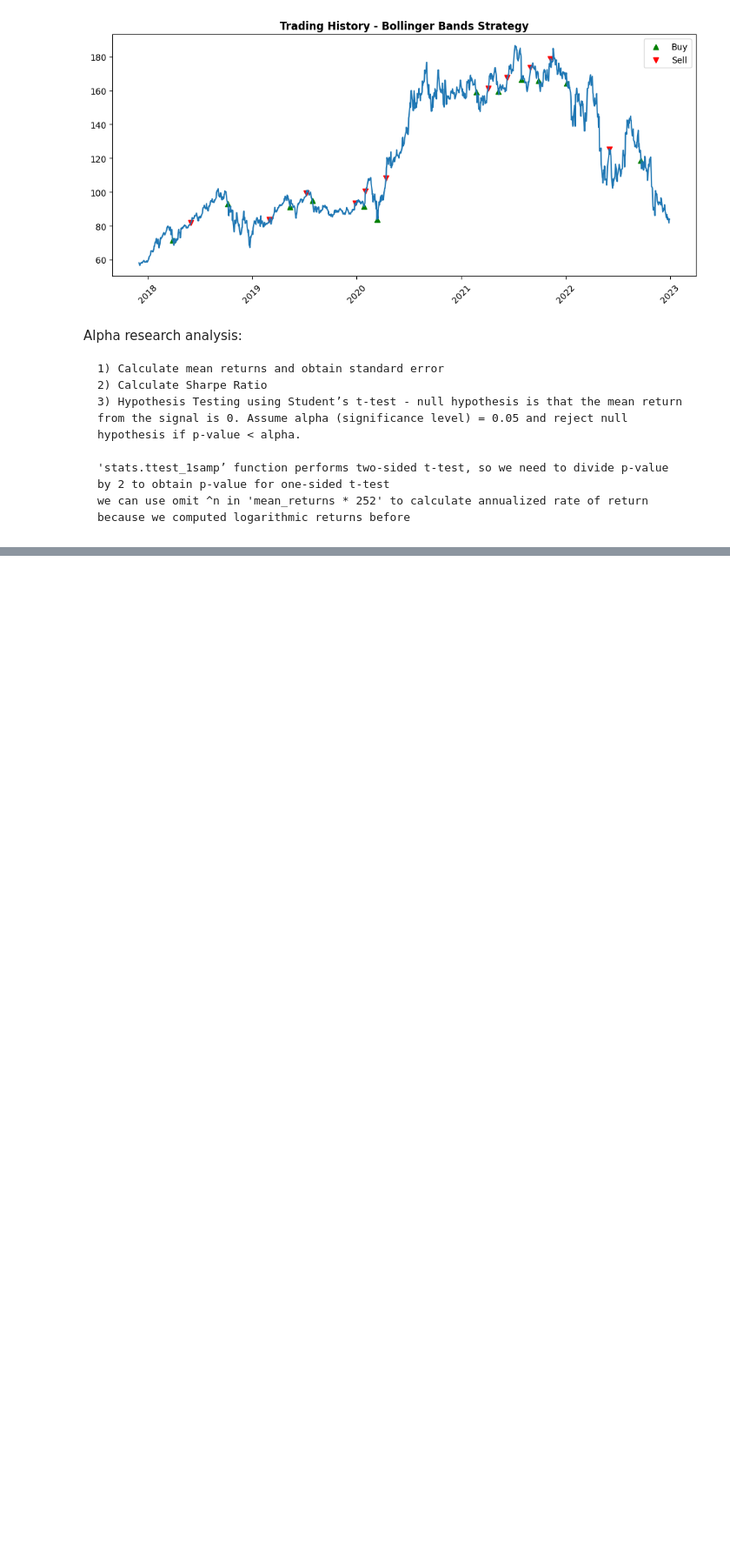
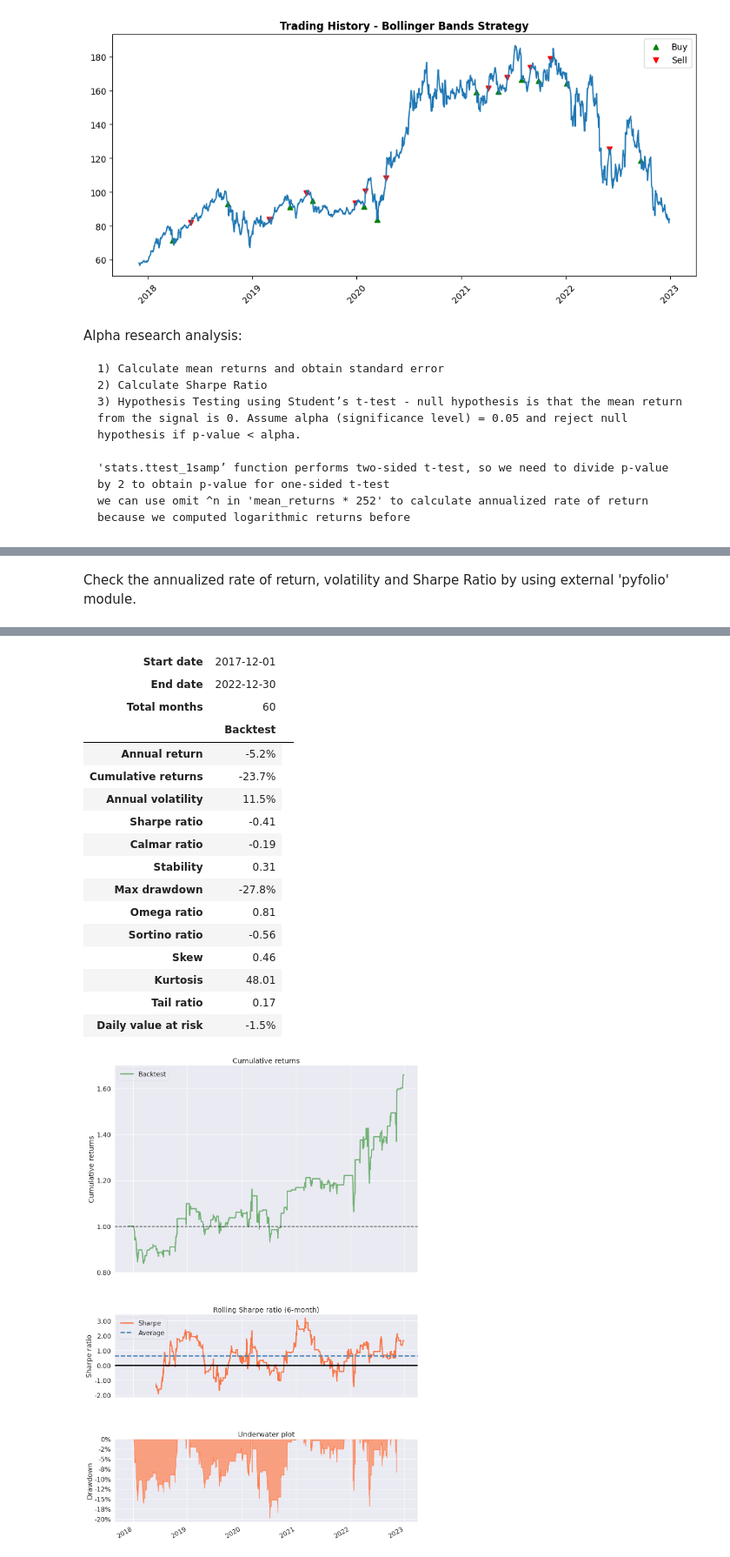
Before and after one commit to pkur3k/Mean-Reversion-Trading-Strategy, a Jupyter notebook: mean_reversion_strategy.ipynb, the cells around one changed output, grey strips where cells are left out. Shown at 87% size. Drawn from its saved outputs; the diff is of its cells as text; code cells hidden in the pictures; blank space fills up the shorter version.

Commit message:
Add test using pyfolio

```diff
--- a/mean_reversion_strategy.ipynb
+++ b/mean_reversion_strategy.ipynb
@@ -397,3 +397,11 @@ RSI Strategy
     Alpha analysis:
      t-statistic:        -0.917
      p-value:        0.179672
+# %% [markdown]
+Check the annualized rate of return, volatility and Sharpe Ratio by using external 'pyfolio' module.
+# %%
+import pyfolio as pf
+
+pf.create_simple_tear_sheet(rsi_strategy['strategy_returns'])
+pf.create_simple_tear_sheet(bb_strategy['strategy_returns'])
+# %% [output]
@@ -399,0 +425,18 @@ RSI Strategy
+| Start date | 2017-12-01 |  |
+| End date | 2022-12-30 |  |
+| Total months | 60 |  |
+|  | Backtest |
+| Annual return | -5.2% |
+| Cumulative returns | -23.7% |
+| Annual volatility | 11.5% |
+| Sharpe ratio | -0.41 |
+| Calmar ratio | -0.19 |
+| Stability | 0.31 |
+| Max drawdown | -27.8% |
+| Omega ratio | 0.81 |
+| Sortino ratio | -0.56 |
+| Skew | 0.46 |
+| Kurtosis | 48.01 |
+| Tail ratio | 0.17 |
+| Daily value at risk | -1.5% |
+[figure, added]
```
Also changed, not shown: parts of 2 cells of this notebook.
